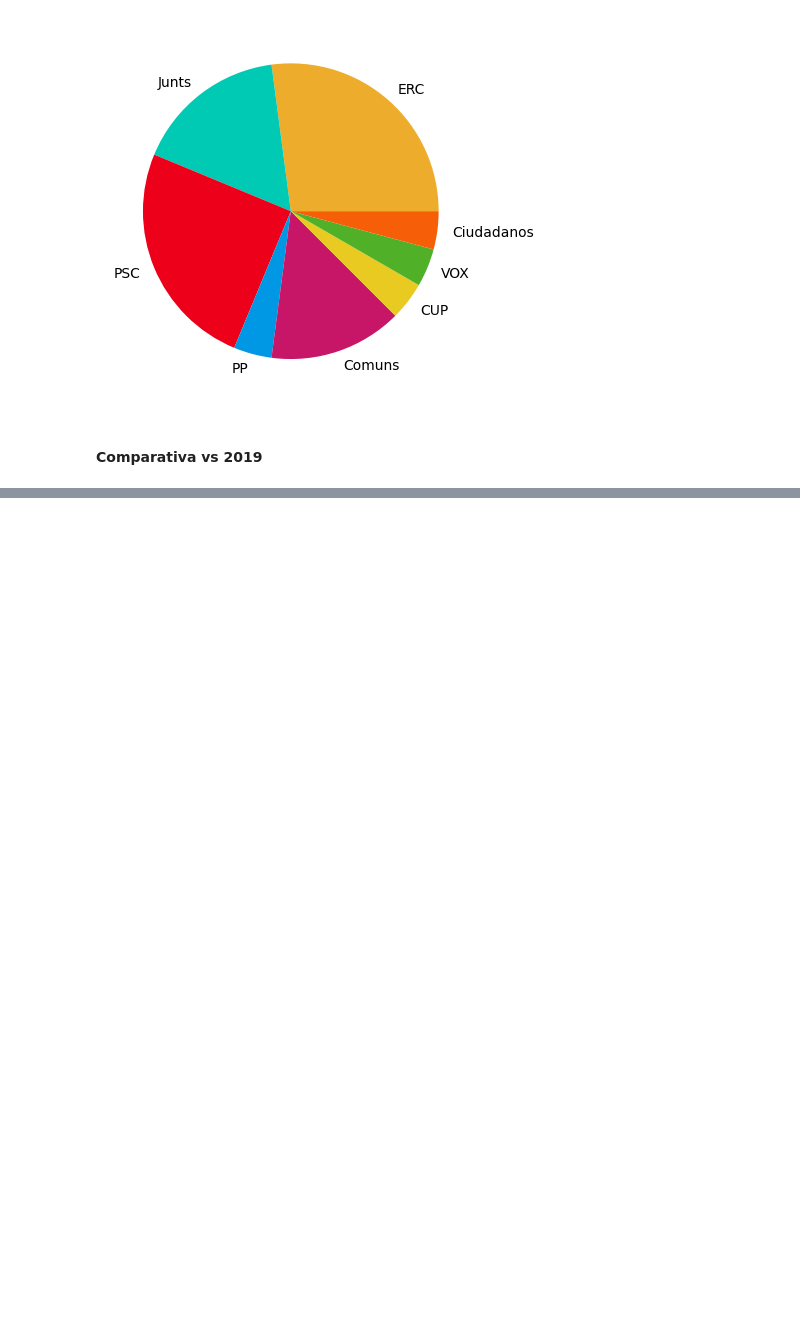
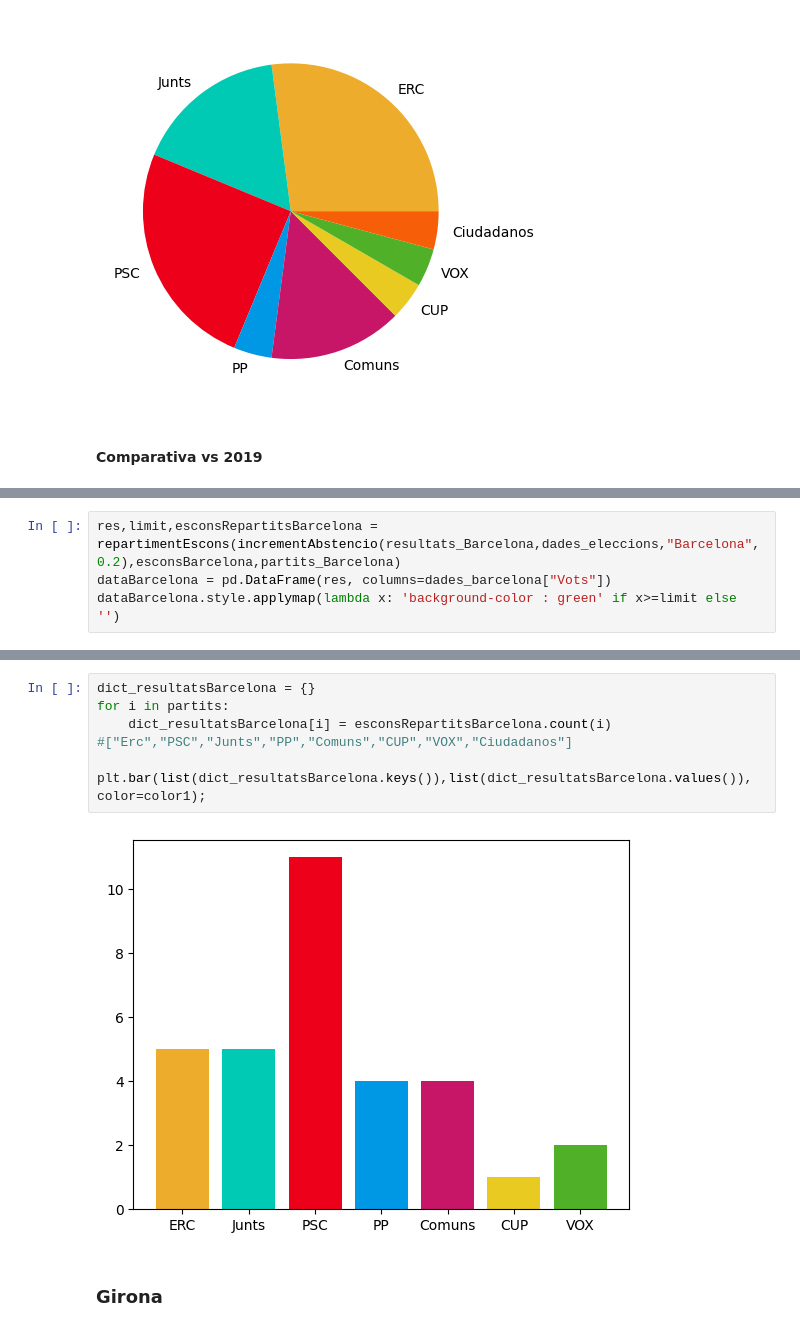
Before and after one commit to albaguti/ProjeccioEleccions, a Jupyter notebook: ProspeccioResultats.ipynb, the cells around one changed output, grey strips where cells are left out. Saved outputs shown, nothing was run; the diff lists cells and outputs as text; blank space fills up the shorter version.

```diff
--- a/ProspeccioResultats.ipynb
+++ b/ProspeccioResultats.ipynb
@@ -307,0 +372,4 @@ axs[0].pie(list(dict_resultats.values()), labels = list(dict_resultats.keys()),c
+# %%
+res,limit,esconsRepartitsBarcelona = repartimentEscons(incrementAbstencio(resultats_Barcelona,dades_eleccions,"Barcelona",0.2),esconsBarcelona,partits_Barcelona)
+dataBarcelona = pd.DataFrame(res, columns=dades_barcelona["Vots"])
+dataBarcelona.style.applymap(lambda x: 'background-color : green' if x>=limit else '')
@@ -307,0 +395,11 @@ axs[0].pie(list(dict_resultats.values()), labels = list(dict_resultats.keys()),c
+# %%
+dict_resultatsBarcelona = {}
+for i in partits:
+    dict_resultatsBarcelona[i] = esconsRepartitsBarcelona.count(i)
+#["Erc","PSC","Junts","PP","Comuns","CUP","VOX","Ciudadanos"]
+
+plt.bar(list(dict_resultatsBarcelona.keys()),list(dict_resultatsBarcelona.values()), color=color1);
+# %% [output]
+[figure, added]
+# %% [markdown]
+<h3> Girona
```
Also changed, not shown: parts of 19 cells of this notebook.
